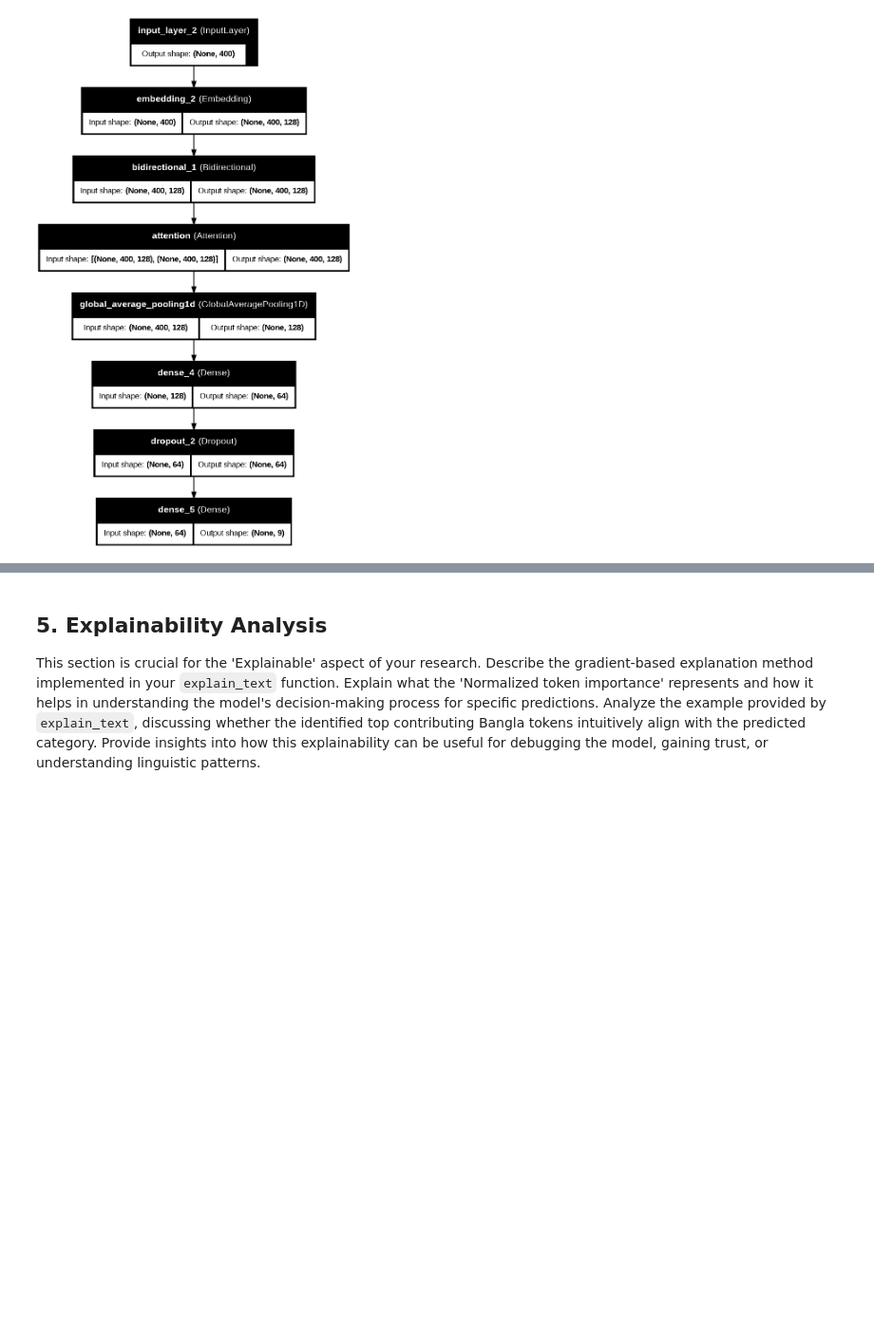
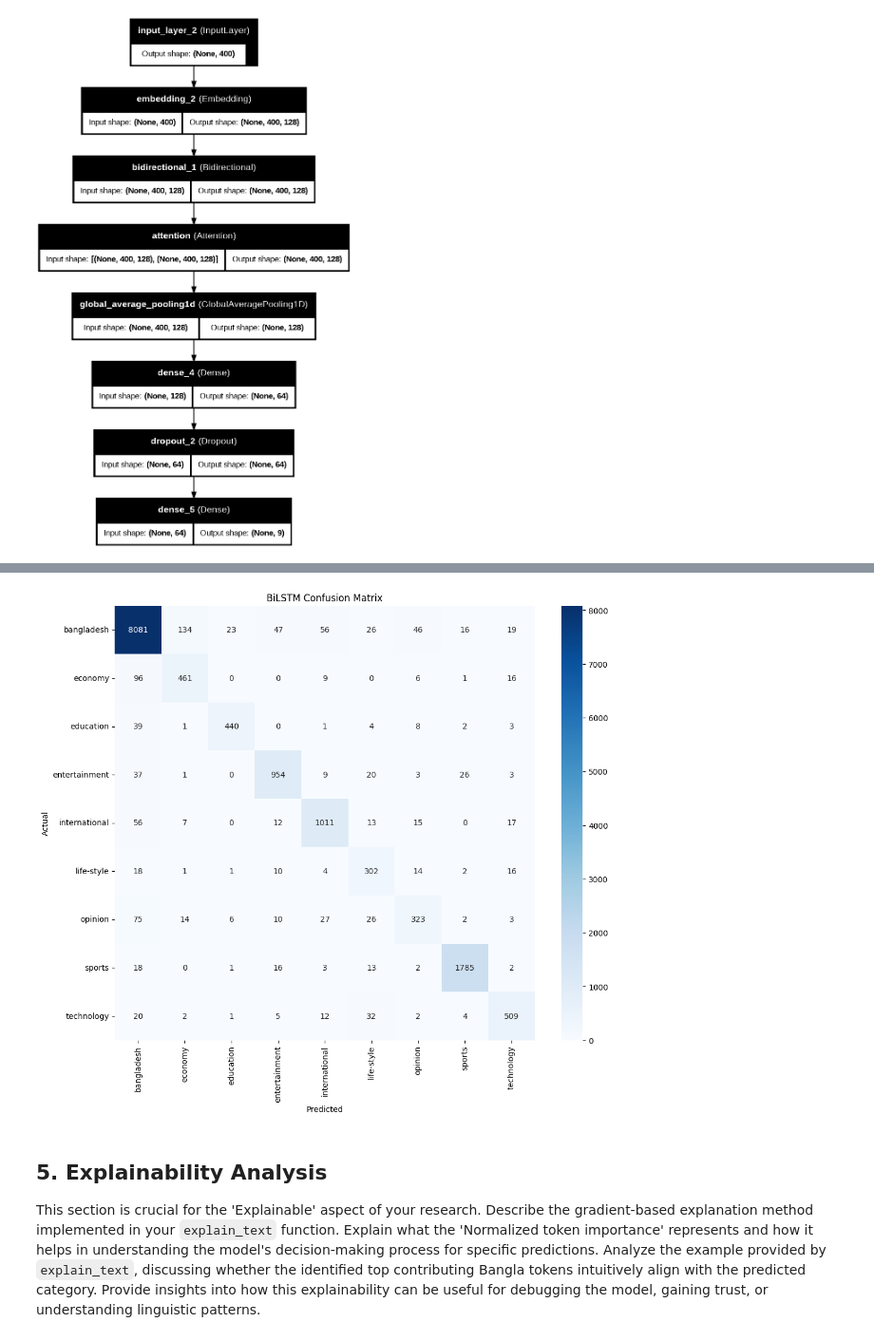
Before and after one commit to mahmudscode/NLP_work, a Jupyter notebook: NLP_WORK.ipynb, the cells around one changed output, grey strips where cells are left out. Shown at 95% size. Cells and saved outputs as stored; diff of their text form; code cells hidden in the pictures; blank space fills up the shorter version.

```diff
--- a/NLP_WORK.ipynb
+++ b/NLP_WORK.ipynb
@@ -826,0 +841,30 @@ Using font from path: /usr/share/fonts/truetype/noto/NotoSerifBengali-CondensedL
+# %%
+from sklearn.metrics import confusion_matrix
+import seaborn as sns
+import matplotlib.pyplot as plt
+
+predictions_bilstm = bilstm_model.predict(X_test_pad)
+y_pred_bilstm = predictions_bilstm.argmax(axis=1)
+
+cm_bilstm = confusion_matrix(
+    y_test,
+    y_pred_bilstm
+)
+
+plt.figure(figsize=(12,10))
+
+sns.heatmap(
+    cm_bilstm,
+    annot=True,
+    fmt='d',
+    cmap='Blues',
+    xticklabels=encoder.classes_,
+    yticklabels=encoder.classes_
+)
+
+plt.xlabel("Predicted")
+plt.ylabel("Actual")
+plt.title("BiLSTM Confusion Matrix")
+
+plt.show()
+# %% [output]
@@ -827,3 +872,4 @@ Using font from path: /usr/share/fonts/truetype/noto/NotoSerifBengali-CondensedL
+[figure, added]
 # %% [markdown]
 ## 5. Explainability Analysis
 
```
Also changed, not shown: parts of 31 cells of this notebook.
